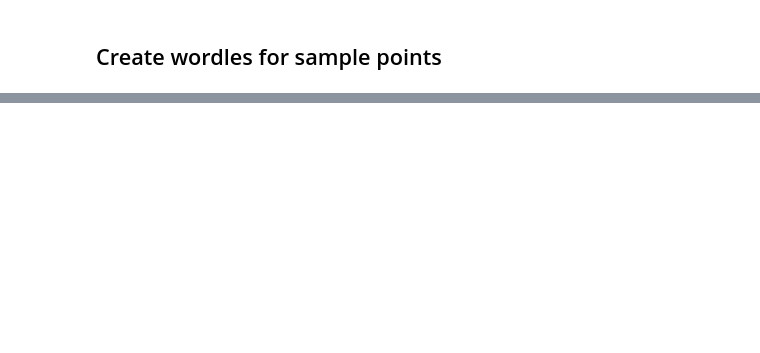
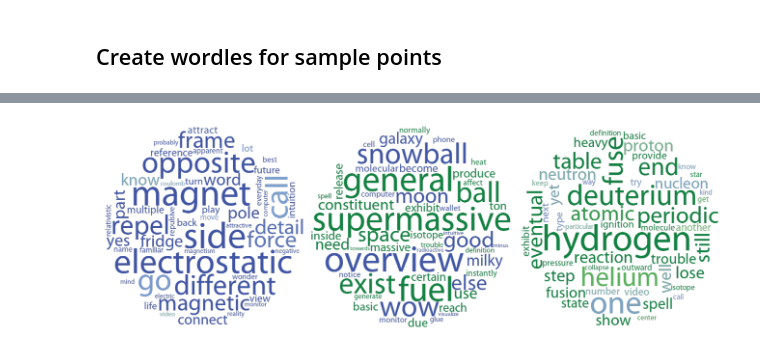
Before and after one commit to ContextLab/efficient-learning-khan, a Jupyter notebook: code/notebooks/4_knowledge-maps.ipynb, the cells around one changed output, grey strips where cells are left out. Cells and saved outputs as stored; diff of their text form; code cells hidden in the pictures; blank space fills up the shorter version.

```diff
--- a/code/notebooks/4_knowledge-maps.ipynb
+++ b/code/notebooks/4_knowledge-maps.ipynb
@@ -448,18 +530,2 @@ plt.show()
 # %% [markdown]
 ## Create wordles for sample points
-# %%
-n_wordle_words = 50
-vocabulary = exp.fit_cv.get_feature_names()
-# get weights over corpus words for each topic vector
-coords_wordweights = get_word_weights(wordle_vectors, exp.fit_lda)
-
-for i, coords in enumerate(coords_wordweights):
-    print(wordle_coords[i])
-    weights_dict = topn(dict(zip(vocabulary, coords)), n_wordle_words)
-    color_to_words = {'black': list(weights_dict)}
-    color_func = SimpleGroupedColorFunc(color_to_words)
-    fig, ax = plt.subplots(1)
-    plot_wordle(ax, weights_dict, color_func, mask=exp.wordle_mask)
-#     savepath = kmaps_fig_dir.joinpath(f'wordle_{wordle_coords[i, 0]}_{wordle_coords[i, 1]}')
-#     plt.savefig(savepath, dpi=500)
-    plt.show()
@@ -474,0 +532,49 @@ for i, coords in enumerate(coords_wordweights):
+# %%
+vocabulary = cv.get_feature_names_out()
+
+# get each word's total weight across all timepoints of each lecture
+forces_weightsum = np.dot(forces_lecture_100d, lda.components_).sum(axis=0)
+forces_wordweights = dict(zip(vocabulary, forces_weightsum))
+bos_weightsum = np.dot(bos_lecture_100d, lda.components_).sum(axis=0)
+bos_wordweights = dict(zip(vocabulary, bos_weightsum))
+
+# get weights over corpus words for each sample location's topic vector
+reference_data = np.concatenate((forces_lecture_100d,
+                                 bos_lecture_100d,
+                                 questions_100d))
+coords_wordweights = get_word_weights(wordle_vectors, reference_data, lda)
+
+# create a colormap by linearly interpolating between the two lectures'
+# colors. Use question colors as waypoints to increase lightness.
+cmap = LinearSegmentedColormap.from_list('WordleInterpCmap',
+                                         ['#3f54a5',
+                                          '#7d9ed2',
+                                          '#70c167',
+                                          '#0f8140'],
+                                         N=100)
+# create a callable that will return a color for a given word in the
+# vocabulary based on its relative weight in the two lectures
+color_func = InterpColorFunc(forces_weights=forces_wordweights,
+                             bos_weights=bos_wordweights,
+                             cmap=cmap)
+
+fig, axarr =  plt.subplots(1, len(wordle_coords))
+fig.set_size_inches(24, 8)
+
+for i, coords in enumerate(coords_wordweights):
+    weights_dict = dict(zip(vocabulary, coords))
+    wc = plot_wordle(weights_dict,
+                     color_func=color_func,
+                     mask=exp.wordle_mask,
+                     ax=axarr[i],
+                     random_state=0,
+                     max_words=WORDLE_N_WORDS,
+                     relative_scaling=1,
+                     mode='RGBA',
+                     font_path=str(WORLDE_FONT_PATH),
+                     max_font_size=90,
+                     background_color=None)
+plt.subplots_adjust(wspace=-.1)
+plt.show()
+# %% [output]
+[figure, added]
```
Also changed, not shown: parts of 59 cells of this notebook.
